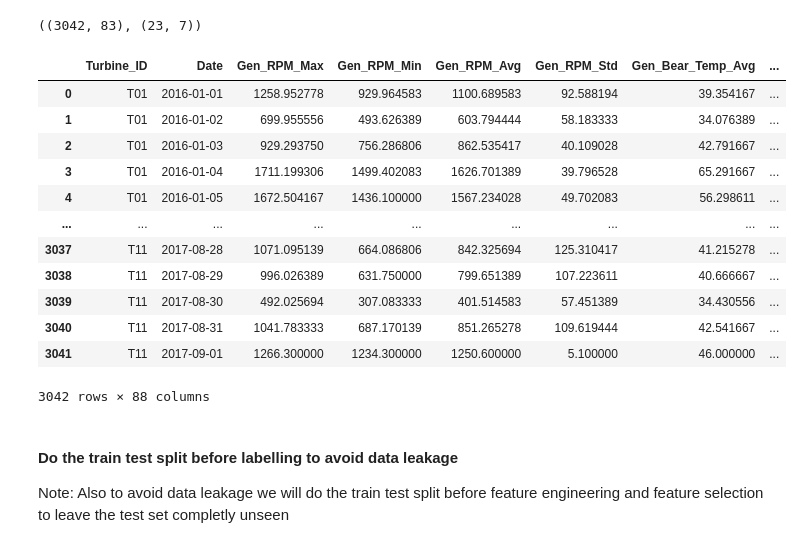
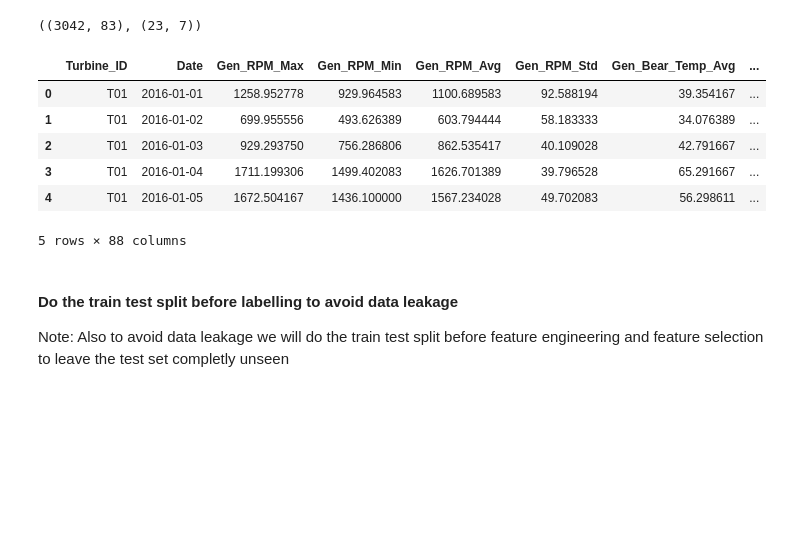
Before and after one commit to GGC17/htw, a Jupyter notebook: notebooks/data_preparation.ipynb, the cells around one changed output. Cells and saved outputs as stored; diff of their text form; code cells hidden in the pictures; blank space fills up the shorter version.

```diff
--- a/notebooks/Data_Preparation.ipynb
+++ b/notebooks/data_preparation.ipynb
@@ -294,21 +292,15 @@ final_df = signals_df.merge(failures_df, how='left', on=['Turbine_ID', 'Date'])
 # Fill null values with 0
 final_df.fillna(0, inplace=True)
 # %%
-final_df
+final_df.head()
 # %% [output]
 |  | Turbine_ID | Date | Gen_RPM_Max | Gen_RPM_Min | Gen_RPM_Avg | Gen_RPM_Std | Gen_Bear_Temp_Avg | ... |
 | 0 | T01 | 2016-01-01 | 1258.952778 | 929.964583 | 1100.689583 | 92.588194 | 39.354167 | ... |
 | 1 | T01 | 2016-01-02 | 699.955556 | 493.626389 | 603.794444 | 58.183333 | 34.076389 | ... |
 | 2 | T01 | 2016-01-03 | 929.293750 | 756.286806 | 862.535417 | 40.109028 | 42.791667 | ... |
 | 3 | T01 | 2016-01-04 | 1711.199306 | 1499.402083 | 1626.701389 | 39.796528 | 65.291667 | ... |
 | 4 | T01 | 2016-01-05 | 1672.504167 | 1436.100000 | 1567.234028 | 49.702083 | 56.298611 | ... |
-| ... | ... | ... | ... | ... | ... | ... | ... | ... |
-| 3037 | T11 | 2017-08-28 | 1071.095139 | 664.086806 | 842.325694 | 125.310417 | 41.215278 | ... |
-| 3038 | T11 | 2017-08-29 | 996.026389 | 631.750000 | 799.651389 | 107.223611 | 40.666667 | ... |
-| 3039 | T11 | 2017-08-30 | 492.025694 | 307.083333 | 401.514583 | 57.451389 | 34.430556 | ... |
-| 3040 | T11 | 2017-08-31 | 1041.783333 | 687.170139 | 851.265278 | 109.619444 | 42.541667 | ... |
-| 3041 | T11 | 2017-09-01 | 1266.300000 | 1234.300000 | 1250.600000 | 5.100000 | 46.000000 | ... |
-3042 rows × 88 columns
+5 rows × 88 columns
 # %% [markdown]
 #### Do the train test split before labelling to avoid data leakage
 
```
Also changed, not shown: parts of 12 cells of this notebook, 2 other files.
